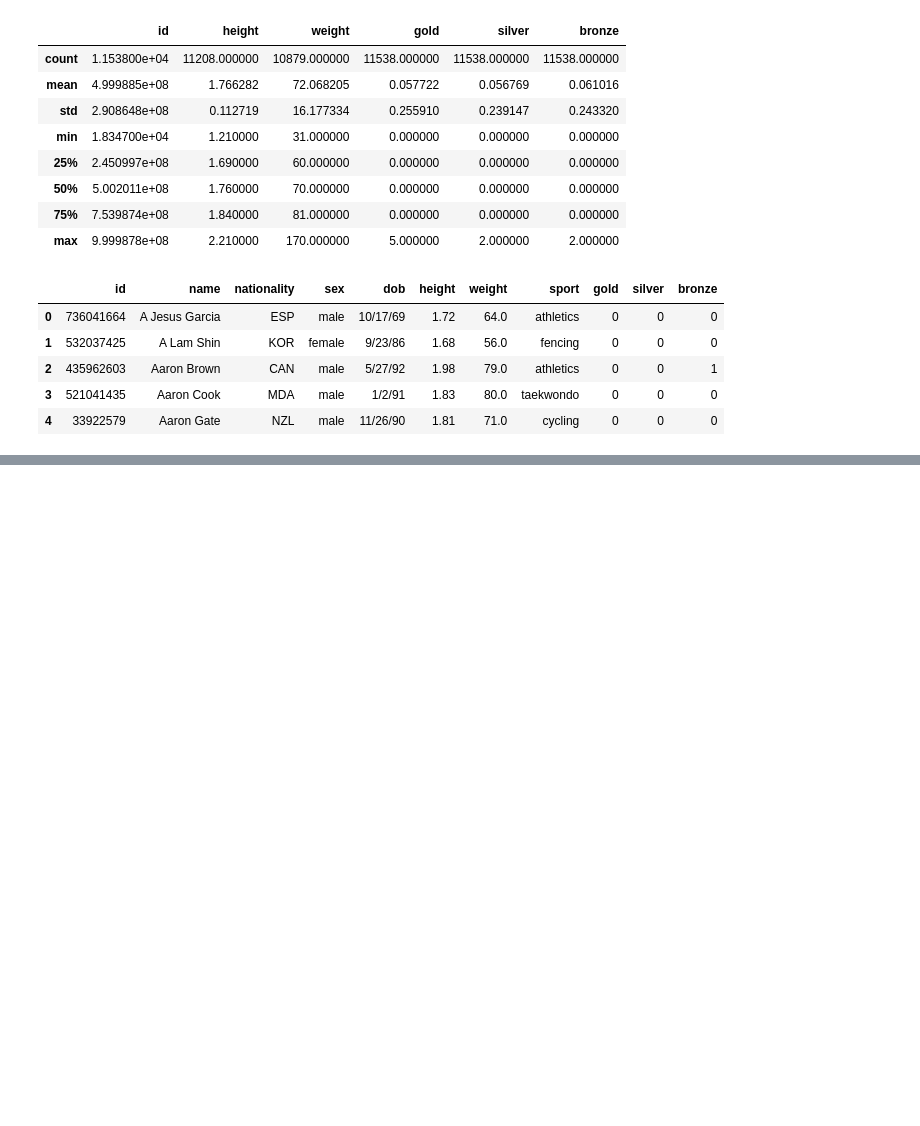
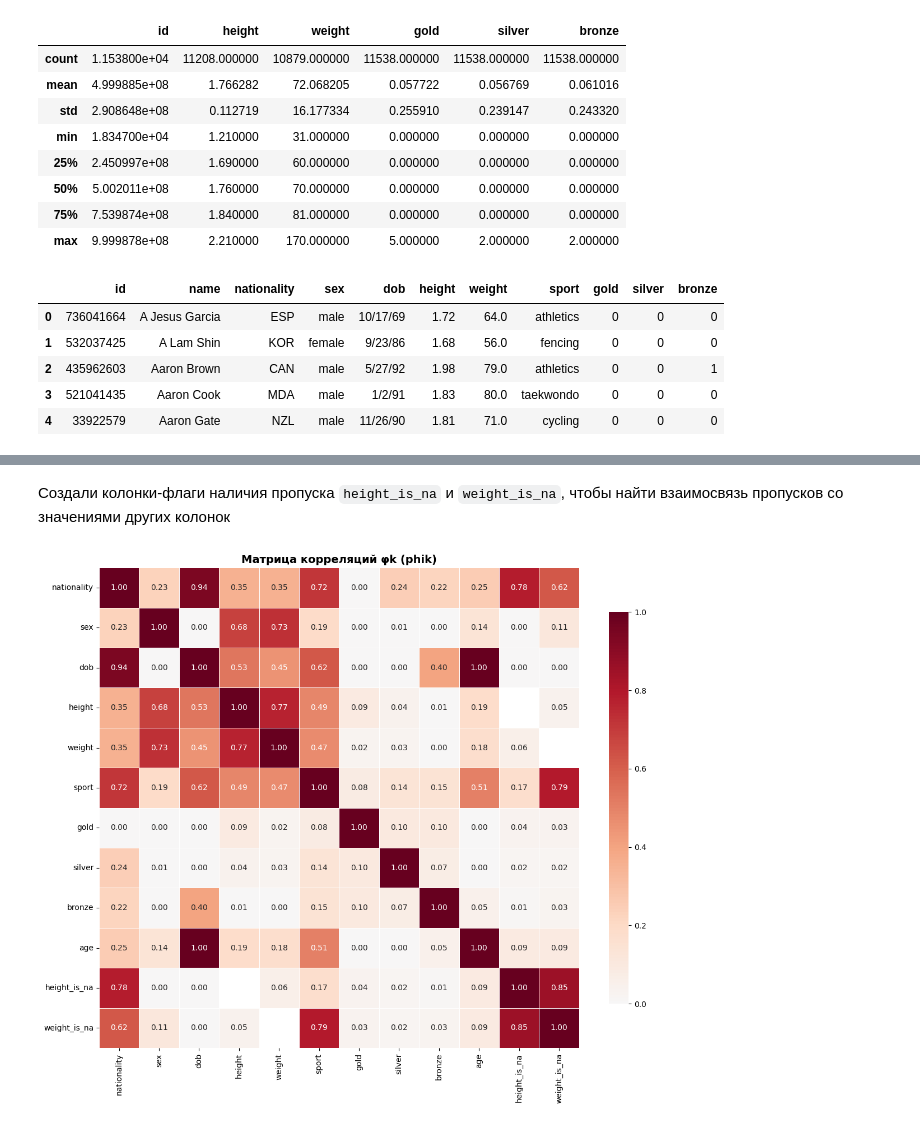
Before and after one commit to nikitaLar-collab/Datasets, a Jupyter notebook: Домашняя_работа_«Оценка_точности_модели,_переобучение,_регуляризация»_обновленное.ipynb, the cells around one changed output, grey strips where cells are left out. Saved outputs shown, nothing was run; the diff lists cells and outputs as text; code cells hidden in the pictures; blank space fills up the shorter version.

```diff
--- a/Домашняя_работа_«Оценка_точности_модели,_переобучение,_регуляризация»_обновленное.ipynb
+++ b/Домашняя_работа_«Оценка_точности_модели,_переобучение,_регуляризация»_обновленное.ipynb
@@ -79,0 +245,24 @@ msno.matrix(df)
+# %% [markdown]
+Создали колонки-флаги наличия пропуска `height_is_na` и `weight_is_na`, чтобы найти взаимосвязь пропусков со значениями других колонок
+# %%
+# Определяем интервальные (непрерывные) переменные
+interval_cols = ['height',
+    'weight',
+    'gold',
+    'silver',
+    'bronze',
+    'age'
+    ]
+
+# Расчёт матрицы phik с явным указанием интервальных переменных
+phik_matrix = df.drop(['id', 'name'], axis=1).phik_matrix(interval_cols=interval_cols, )
+
+# Heatmap
+fig, ax = plt.subplots(figsize=(12, 10))
+sns.heatmap(phik_matrix, annot=True, fmt='.2f', cmap='RdBu_r', center=0,
+            square=True, linewidths=0.5, ax=ax, cbar_kws={'shrink': 0.8})
+ax.set_title('Матрица корреляций φk (phik)', fontsize=14, fontweight='bold')
+plt.tight_layout()
+plt.show()
+# %% [output]
+[figure, added]
```
Also changed, not shown: parts of 83 cells of this notebook.
